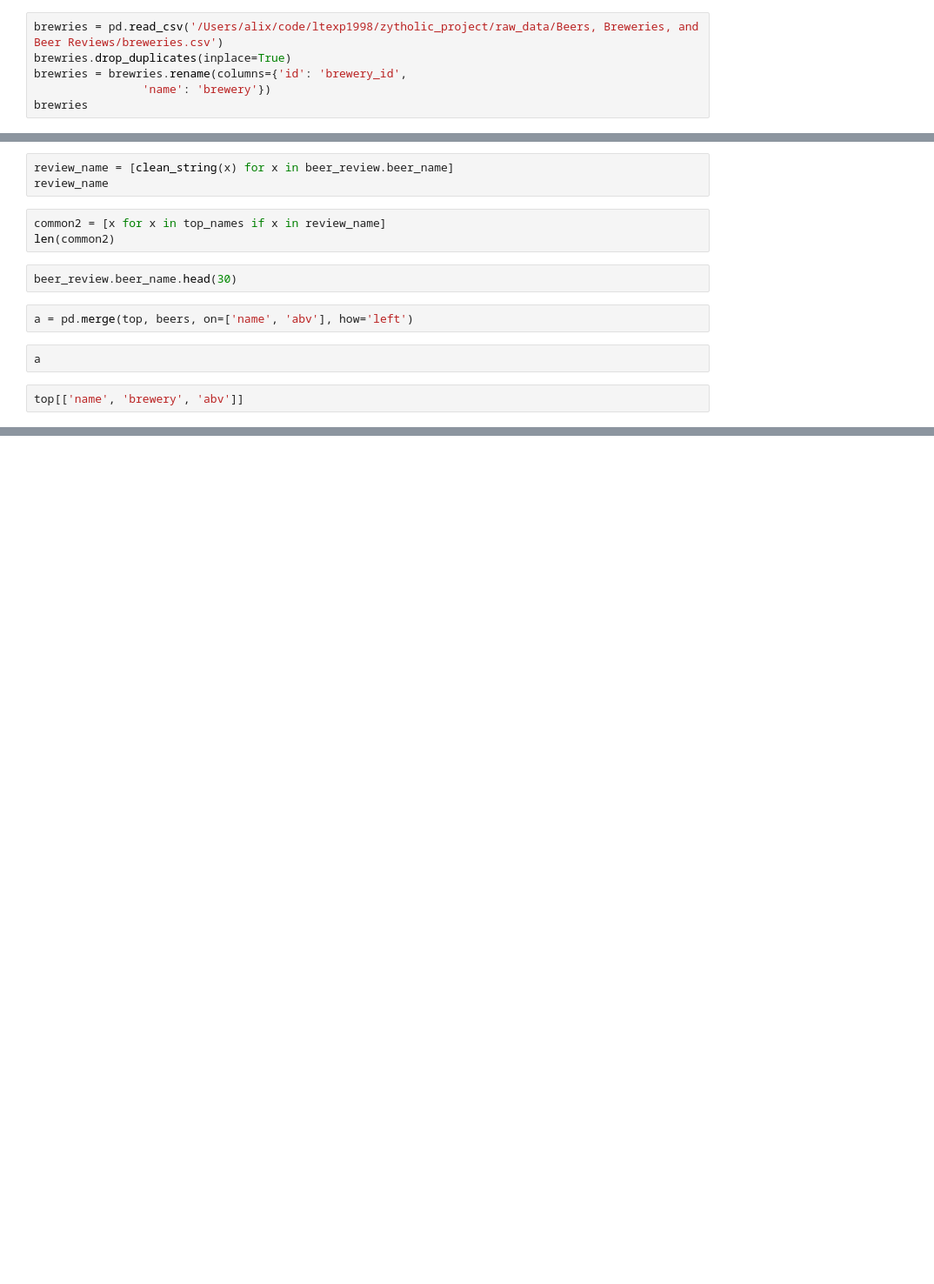
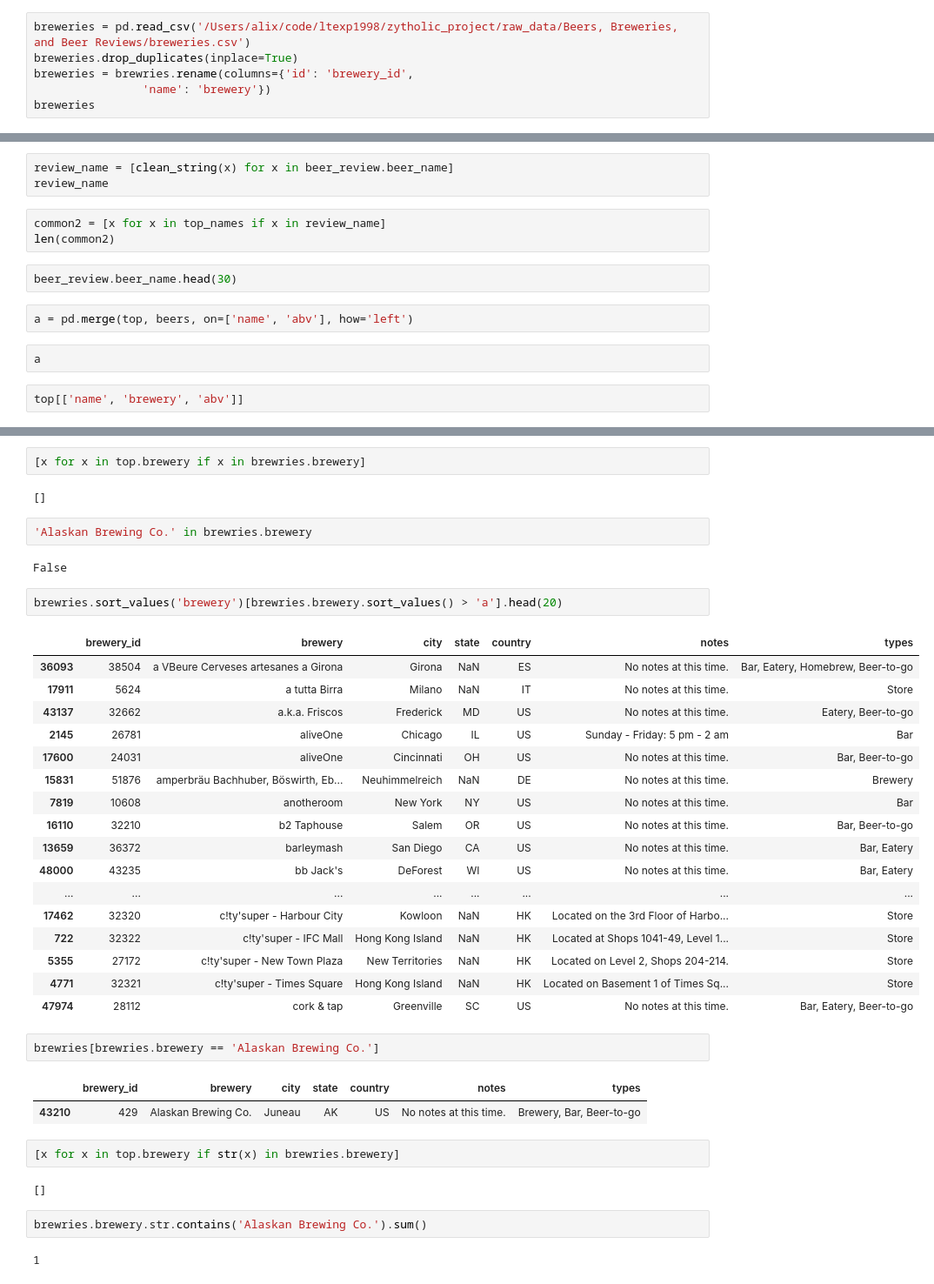
Before and after one commit to ltexp1998/zytholic_project, a Jupyter notebook: notebooks/atc_EDA.ipynb, the cells around one changed output, grey strips where cells are left out. Shown: that part at 87% size. Drawn from its saved outputs; the diff is of its cells as text; blank space fills up the shorter version.

Commit message:
Improved brewery list

```diff
--- a/notebooks/atc_EDA.ipynb
+++ b/notebooks/atc_EDA.ipynb
@@ -52,6 +59,6 @@ beer_review.shape
 # %%
-brewries = pd.read_csv('/Users/alix/code/ltexp1998/zytholic_project/raw_data/Beers, Breweries, and Beer Reviews/breweries.csv')
-brewries.drop_duplicates(inplace=True)
-brewries = brewries.rename(columns={'id': 'brewery_id',
+breweries = pd.read_csv('/Users/alix/code/ltexp1998/zytholic_project/raw_data/Beers, Breweries, and Beer Reviews/breweries.csv')
+breweries.drop_duplicates(inplace=True)
+breweries = brewries.rename(columns={'id': 'brewery_id',
                 'name': 'brewery'})
-brewries
+breweries
@@ -147,0 +181,41 @@ top[['name', 'brewery', 'abv']]
+# %%
+[x for x in top.brewery if x in brewries.brewery]
+# %% [output]
+[]
+# %%
+'Alaskan Brewing Co.' in brewries.brewery
+# %% [output]
+False
+# %%
+brewries.sort_values('brewery')[brewries.brewery.sort_values() > 'a'].head(20)
+# %% [output]
+|  | brewery_id | brewery | city | state | country | notes | types |
+| 36093 | 38504 | a VBeure Cerveses artesanes a Girona | Girona | NaN | ES | No notes at this time. | Bar, Eatery, Homebrew, Beer-to-go |
+| 17911 | 5624 | a tutta Birra | Milano | NaN | IT | No notes at this time. | Store |
+| 43137 | 32662 | a.k.a. Friscos | Frederick | MD | US | No notes at this time. | Eatery, Beer-to-go |
+| 2145 | 26781 | aliveOne | Chicago | IL | US | Sunday - Friday: 5 pm - 2 am | Bar |
+| 17600 | 24031 | aliveOne | Cincinnati | OH | US | No notes at this time. | Bar, Beer-to-go |
+| 15831 | 51876 | amperbräu Bachhuber, Böswirth, Eb... | Neuhimmelreich | NaN | DE | No notes at this time. | Brewery |
+| 7819 | 10608 | anotheroom | New York | NY | US | No notes at this time. | Bar |
+| 16110 | 32210 | b2 Taphouse | Salem | OR | US | No notes at this time. | Bar, Beer-to-go |
+| 13659 | 36372 | barleymash | San Diego | CA | US | No notes at this time. | Bar, Eatery |
+| 48000 | 43235 | bb Jack's | DeForest | WI | US | No notes at this time. | Bar, Eatery |
+| ... | ... | ... | ... | ... | ... | ... | ... |
+| 17462 | 32320 | c!ty'super - Harbour City | Kowloon | NaN | HK | Located on the 3rd Floor of Harbo... | Store |
+| 722 | 32322 | c!ty'super - IFC Mall | Hong Kong Island | NaN | HK | Located at Shops 1041-49, Level 1... | Store |
+| 5355 | 27172 | c!ty'super - New Town Plaza | New Territories | NaN | HK | Located on Level 2, Shops 204-214. | Store |
+| 4771 | 32321 | c!ty'super - Times Square | Hong Kong Island | NaN | HK | Located on Basement 1 of Times Sq... | Store |
+| 47974 | 28112 | cork & tap | Greenville | SC | US | No notes at this time. | Bar, Eatery, Beer-to-go |
+# %%
+brewries[brewries.brewery == 'Alaskan Brewing Co.']
+# %% [output]
+|  | brewery_id | brewery | city | state | country | notes | types |
+| 43210 | 429 | Alaskan Brewing Co. | Juneau | AK | US | No notes at this time. | Brewery, Bar, Beer-to-go |
+# %%
+[x for x in top.brewery if str(x) in brewries.brewery]
+# %% [output]
+[]
+# %%
+brewries.brewery.str.contains('Alaskan Brewing Co.').sum()
+# %% [output]
+1
```
Also changed, not shown: parts of 17 cells of this notebook.
